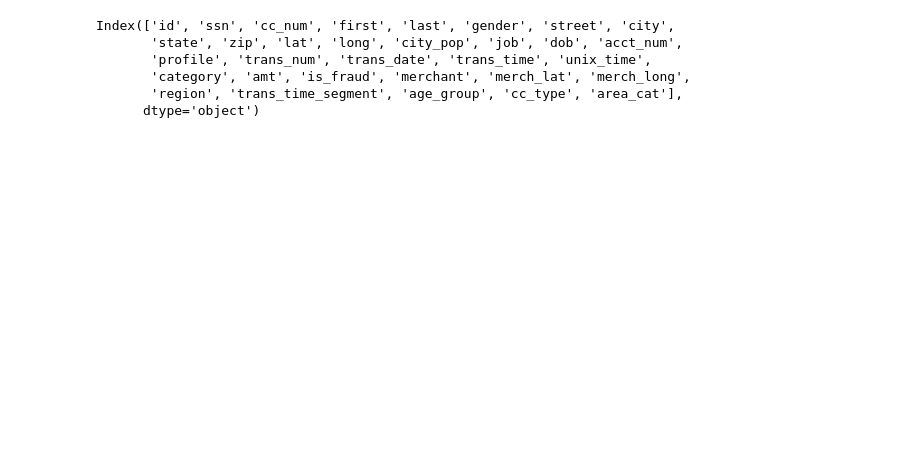
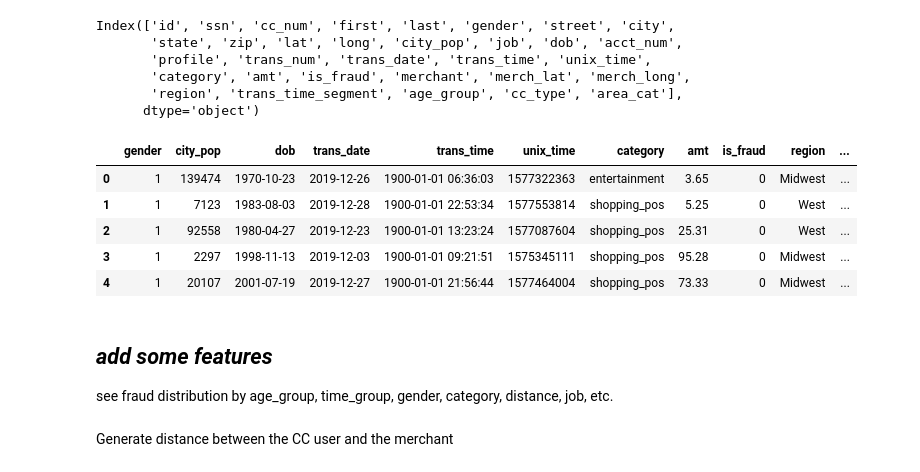
Before and after one commit to Myself-and-me/Credit_Card_Fraud_Detection, a Jupyter notebook: ds18_ml-proj-2.1.ipynb, the cells around one changed output. Drawn from its saved outputs; the diff is of its cells as text; code cells hidden in the pictures; blank space fills up the shorter version.

```diff
--- a/ds18_ml-proj-2.1.ipynb
+++ b/ds18_ml-proj-2.1.ipynb
@@ -529,3 +547,18 @@ cols_of_interest = ['cc_num', 'gender', 'city',
 # %%
 from autoviz.AutoViz_Class import AutoViz_Class
+# %%
+cols_of_interest = ['gender', 'city_pop', 'dob', 'trans_date', 'trans_time',
+                    'unix_time', 'category', 'amt', 'is_fraud', 'region',
+                    'trans_time_segment', 'age_group', 'cc_type', 'area_cat']
+
+df_subset = df_eda[cols_of_interest]
+df_subset.to_csv(fname + '_subset.csv', index=False)
+df_subset.head()
+# %% [output]
+|  | gender | city_pop | dob | trans_date | trans_time | unix_time | category | amt | is_fraud | region | ... |
+| 0 | 1 | 139474 | 1970-10-23 | 2019-12-26 | 1900-01-01 06:36:03 | 1577322363 | entertainment | 3.65 | 0 | Midwest | ... |
+| 1 | 1 | 7123 | 1983-08-03 | 2019-12-28 | 1900-01-01 22:53:34 | 1577553814 | shopping_pos | 5.25 | 0 | West | ... |
+| 2 | 1 | 92558 | 1980-04-27 | 2019-12-23 | 1900-01-01 13:23:24 | 1577087604 | shopping_pos | 25.31 | 0 | West | ... |
+| 3 | 1 | 2297 | 1998-11-13 | 2019-12-03 | 1900-01-01 09:21:51 | 1575345111 | shopping_pos | 95.28 | 0 | Midwest | ... |
+| 4 | 1 | 20107 | 2001-07-19 | 2019-12-27 | 1900-01-01 21:56:44 | 1577464004 | shopping_pos | 73.33 | 0 | Midwest | ... |
 # %%
@@ -543 +576,4 @@ dft = AV.AutoViz(
 )
+# %% [markdown]
+## ***add some features***
+see fraud distribution by age_group, time_group, gender, category, distance, job, etc.
@@ -543,0 +625,2 @@ dft = AV.AutoViz(
+# %% [markdown]
+Generate distance between the CC user and the merchant
```
Also changed, not shown: parts of 25 cells of this notebook, 2 other files.
